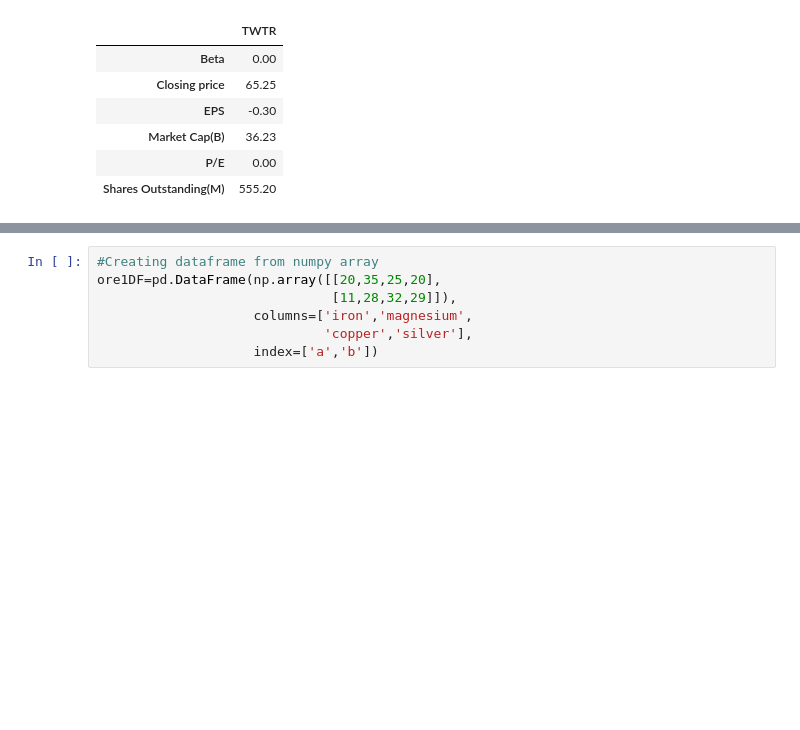
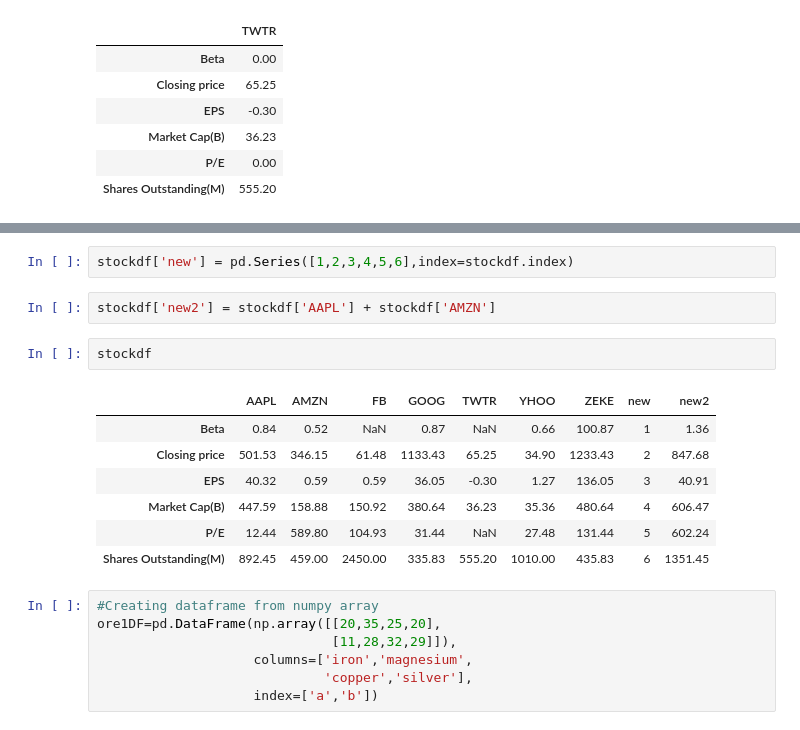
Before and after one commit to edyoda/data-science-ml-foundation-10, a Jupyter notebook: New-4 Pandas - Introduction.ipynb, the cells around one changed output, grey strips where cells are left out. Saved outputs shown, nothing was run; the diff lists cells and outputs as text; blank space fills up the shorter version.

```diff
--- a/New-4 Pandas - Introduction.ipynb
+++ b/New-4 Pandas - Introduction.ipynb
@@ -300,3 +337,17 @@ stockdf[['TWTR']].fillna(0)
+# %%
+stockdf['new'] = pd.Series([1,2,3,4,5,6],index=stockdf.index)
+# %%
+stockdf['new2'] = stockdf['AAPL'] + stockdf['AMZN']
+# %%
+stockdf
+# %% [output]
+|  | AAPL | AMZN | FB | GOOG | TWTR | YHOO | ZEKE | new | new2 |
+| Beta | 0.84 | 0.52 | NaN | 0.87 | NaN | 0.66 | 100.87 | 1 | 1.36 |
+| Closing price | 501.53 | 346.15 | 61.48 | 1133.43 | 65.25 | 34.90 | 1233.43 | 2 | 847.68 |
+| EPS | 40.32 | 0.59 | 0.59 | 36.05 | -0.30 | 1.27 | 136.05 | 3 | 40.91 |
+| Market Cap(B) | 447.59 | 158.88 | 150.92 | 380.64 | 36.23 | 35.36 | 480.64 | 4 | 606.47 |
+| P/E | 12.44 | 589.80 | 104.93 | 31.44 | NaN | 27.48 | 131.44 | 5 | 602.24 |
+| Shares Outstanding(M) | 892.45 | 459.00 | 2450.00 | 335.83 | 555.20 | 1010.00 | 435.83 | 6 | 1351.45 |
 # %%
 #Creating dataframe from numpy array
 ore1DF=pd.DataFrame(np.array([[20,35,25,20],
```
Also changed, not shown: parts of 14 cells of this notebook, 3 other files.
